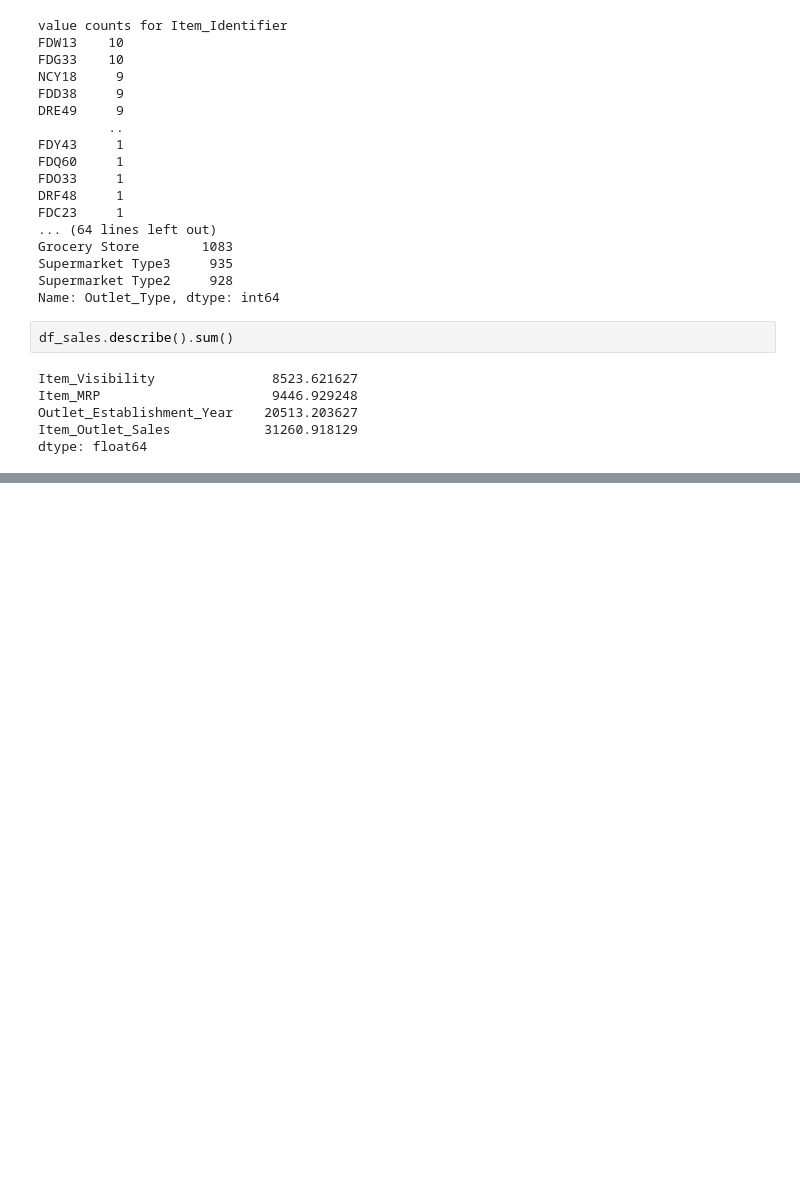
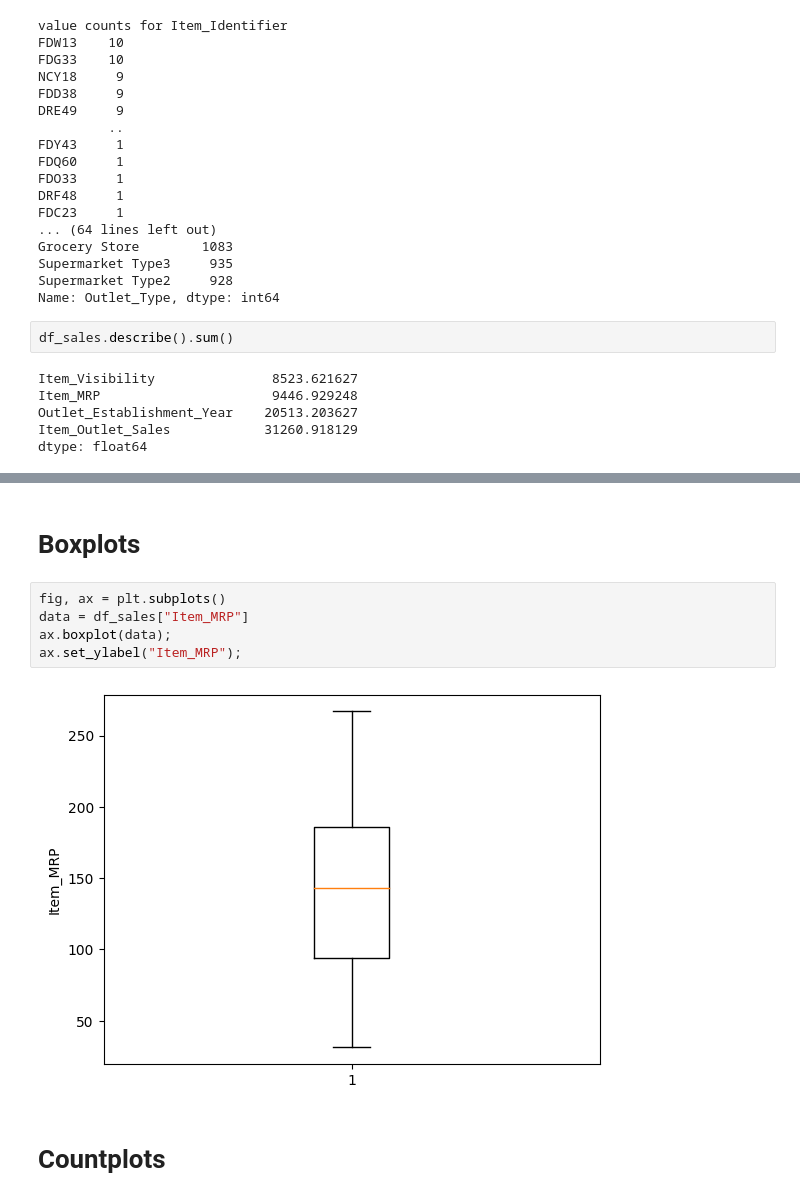
Before and after one commit to souhamz/sales-, a Jupyter notebook: project1part2.ipynb, the cells around one changed output, grey strips where cells are left out. Cells and saved outputs as stored; diff of their text form; blank space fills up the shorter version.

```diff
--- a/project1part2.ipynb
+++ b/project1part2.ipynb
@@ -207,0 +232,11 @@ dtype: float64
+# %% [markdown]
+# Boxplots
+# %%
+fig, ax = plt.subplots()
+data = df_sales["Item_MRP"]
+ax.boxplot(data);
+ax.set_ylabel("Item_MRP");
+# %% [output]
+[figure, added]
+# %% [markdown]
+# Countplots
```
Also changed, not shown: parts of 11 cells of this notebook.
